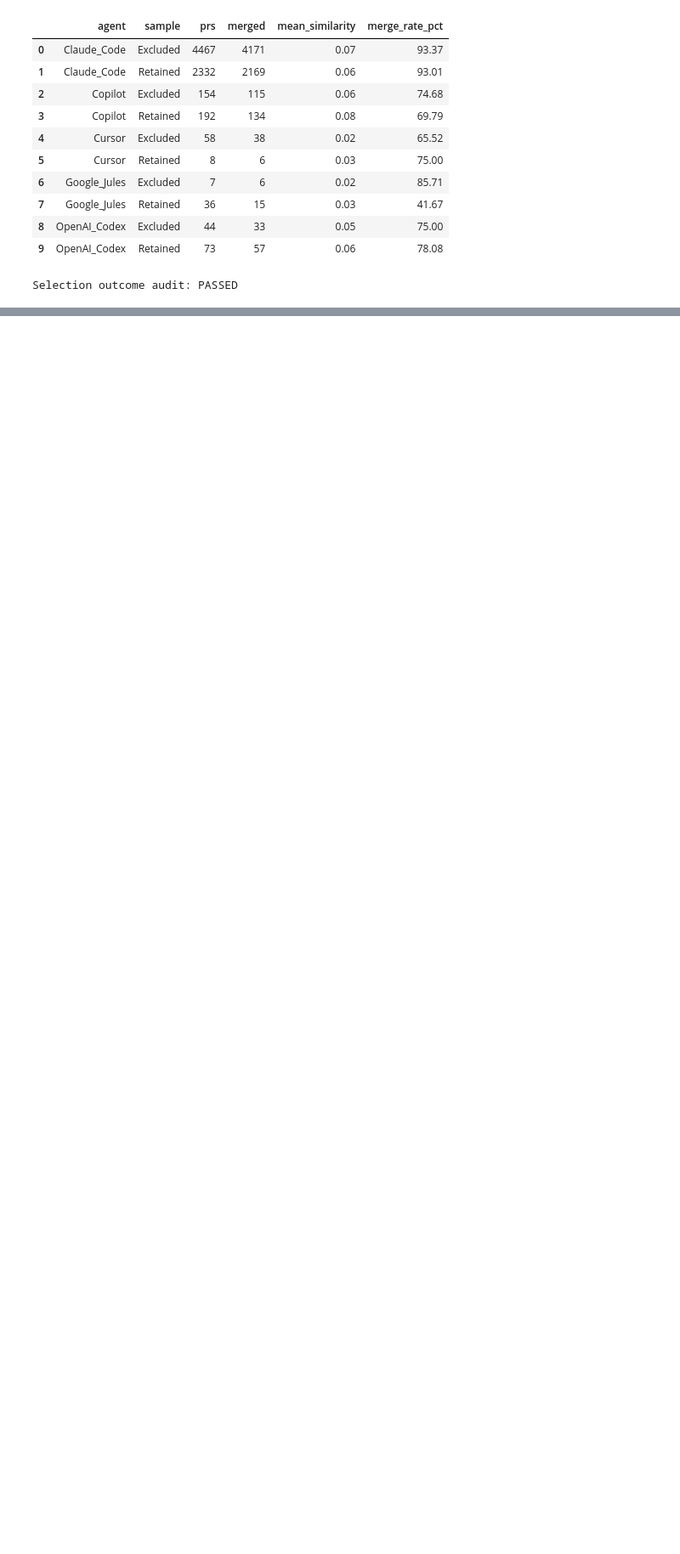
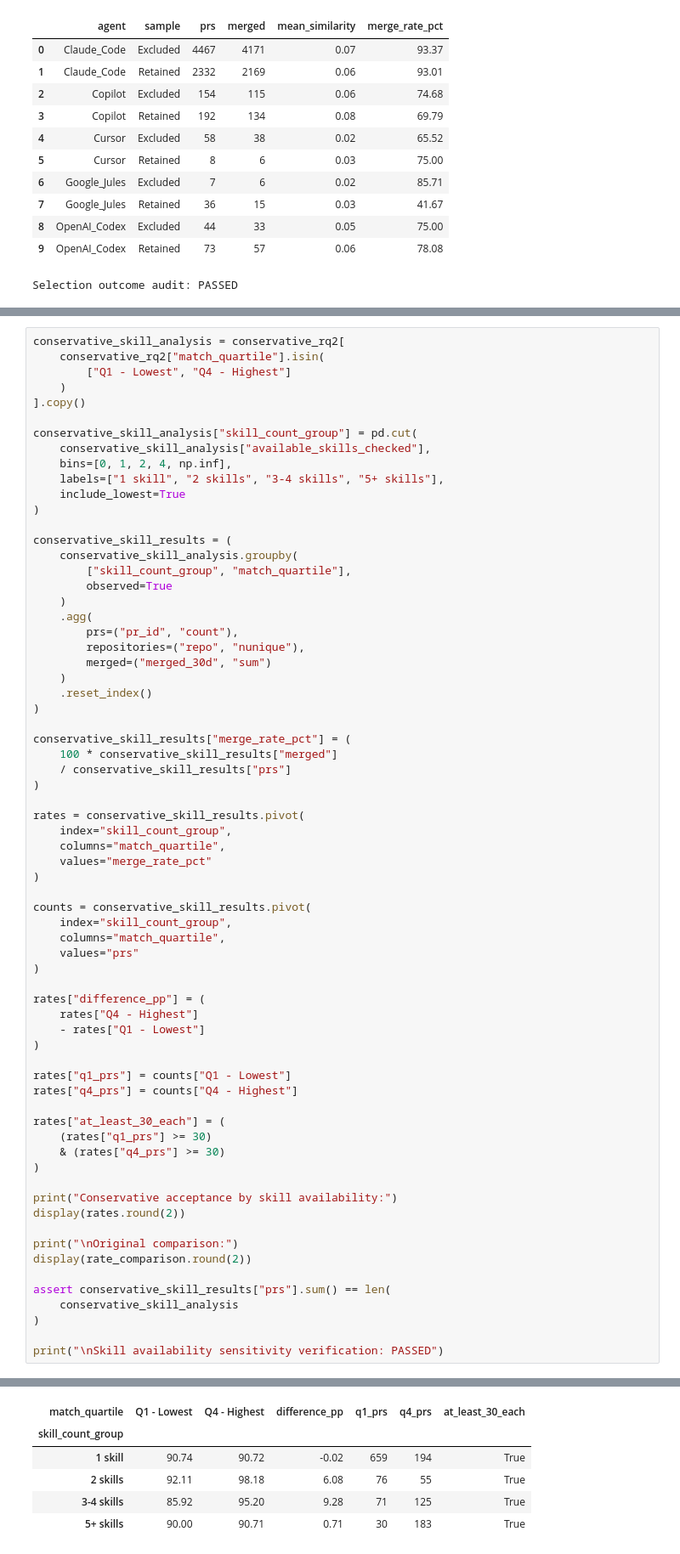
Before and after one commit to ribarb65/agent-skills-pr-acceptance, a Jupyter notebook: notebooks/02_rq2_analysis.ipynb, the cells around one changed output, grey strips where cells are left out. Shown at 85% size. Drawn from its saved outputs; the diff is of its cells as text; blank space fills up the shorter version.

Commit message:
Finalize RQ2 sensitivity analysis and conclusions

```diff
--- a/notebooks/02_rq2_analysis.ipynb
+++ b/notebooks/02_rq2_analysis.ipynb
@@ -3121,0 +3319,69 @@ Selection outcome audit: PASSED
+# %%
+conservative_skill_analysis = conservative_rq2[
+    conservative_rq2["match_quartile"].isin(
+        ["Q1 - Lowest", "Q4 - Highest"]
+    )
+].copy()
+
+conservative_skill_analysis["skill_count_group"] = pd.cut(
+    conservative_skill_analysis["available_skills_checked"],
+    bins=[0, 1, 2, 4, np.inf],
+    labels=["1 skill", "2 skills", "3-4 skills", "5+ skills"],
+    include_lowest=True
+)
+
+conservative_skill_results = (
+    conservative_skill_analysis.groupby(
+        ["skill_count_group", "match_quartile"],
+        observed=True
+    )
+    .agg(
+        prs=("pr_id", "count"),
+        repositories=("repo", "nunique"),
+        merged=("merged_30d", "sum")
+    )
+    .reset_index()
+)
+
+conservative_skill_results["merge_rate_pct"] = (
+    100 * conservative_skill_results["merged"]
+    / conservative_skill_results["prs"]
+)
+
+rates = conservative_skill_results.pivot(
+    index="skill_count_group",
+    columns="match_quartile",
+    values="merge_rate_pct"
+)
+
+counts = conservative_skill_results.pivot(
+    index="skill_count_group",
+    columns="match_quartile",
+    values="prs"
+)
+
+rates["difference_pp"] = (
+    rates["Q4 - Highest"]
+    - rates["Q1 - Lowest"]
+)
+
+rates["q1_prs"] = counts["Q1 - Lowest"]
+rates["q4_prs"] = counts["Q4 - Highest"]
+
+rates["at_least_30_each"] = (
+    (rates["q1_prs"] >= 30)
+    & (rates["q4_prs"] >= 30)
+)
+
+print("Conservative acceptance by skill availability:")
+display(rates.round(2))
+
+print("\nOriginal comparison:")
+display(rate_comparison.round(2))
+
+assert conservative_skill_results["prs"].sum() == len(
+    conservative_skill_analysis
+)
+
+print("\nSkill availability sensitivity verification: PASSED")
+# %% [output]
@@ -3121,0 +3389,6 @@ Selection outcome audit: PASSED
+| match_quartile | Q1 - Lowest | Q4 - Highest | difference_pp | q1_prs | q4_prs | at_least_30_each |
+| skill_count_group |  |  |  |  |  |  |
+| 1 skill | 90.74 | 90.72 | -0.02 | 659 | 194 | True |
+| 2 skills | 92.11 | 98.18 | 6.08 | 76 | 55 | True |
+| 3-4 skills | 85.92 | 95.20 | 9.28 | 71 | 125 | True |
+| 5+ skills | 90.00 | 90.71 | 0.71 | 30 | 183 | True |
```
Also changed, not shown: parts of 5 cells of this notebook.
